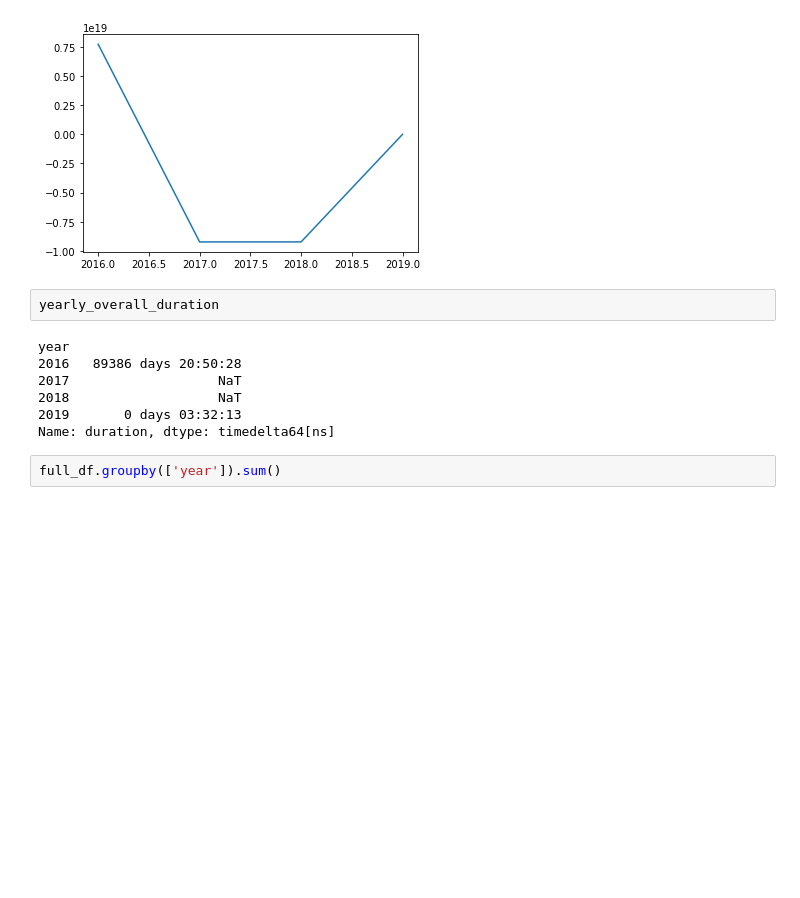
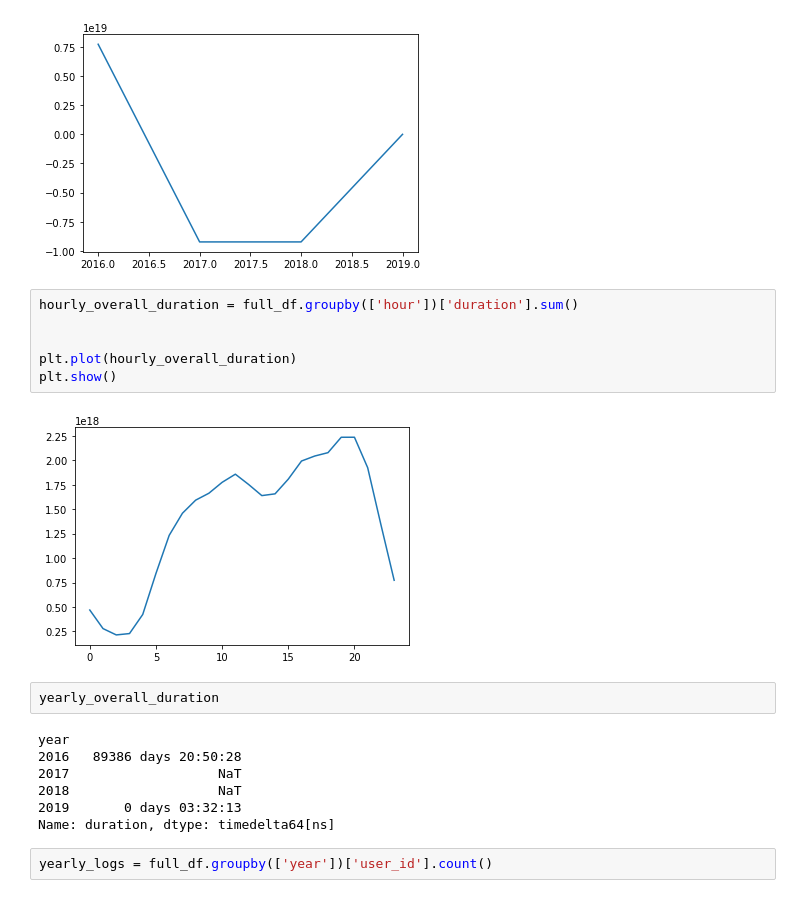
Before and after one commit to astenast/Smartphone_User_Engagement, a Jupyter notebook: Data Preprocessing.ipynb, the cells around one changed output. Cells and saved outputs as stored; diff of their text form; blank space fills up the shorter version.

Commit message:
extra graphs

```diff
--- a/Data Preprocessing.ipynb
+++ b/Data Preprocessing.ipynb
@@ -161,6 +163,14 @@ plt.plot(yearly_overall_duration)
 plt.show()
 # %% [output]
 [figure]
+# %%
+hourly_overall_duration = full_df.groupby(['hour'])['duration'].sum()
+
+
+plt.plot(hourly_overall_duration)
+plt.show()
+# %% [output]
+[figure, added]
 # %%
 yearly_overall_duration
 # %% [output]
@@ -170,5 +180,5 @@ year
 2018                   NaT
 2019       0 days 03:32:13
 Name: duration, dtype: timedelta64[ns]
-# %%
-full_df.groupby(['year']).sum()
+# %%
+yearly_logs = full_df.groupby(['year'])['user_id'].count()
```
Also changed, not shown: parts of 7 cells of this notebook.
